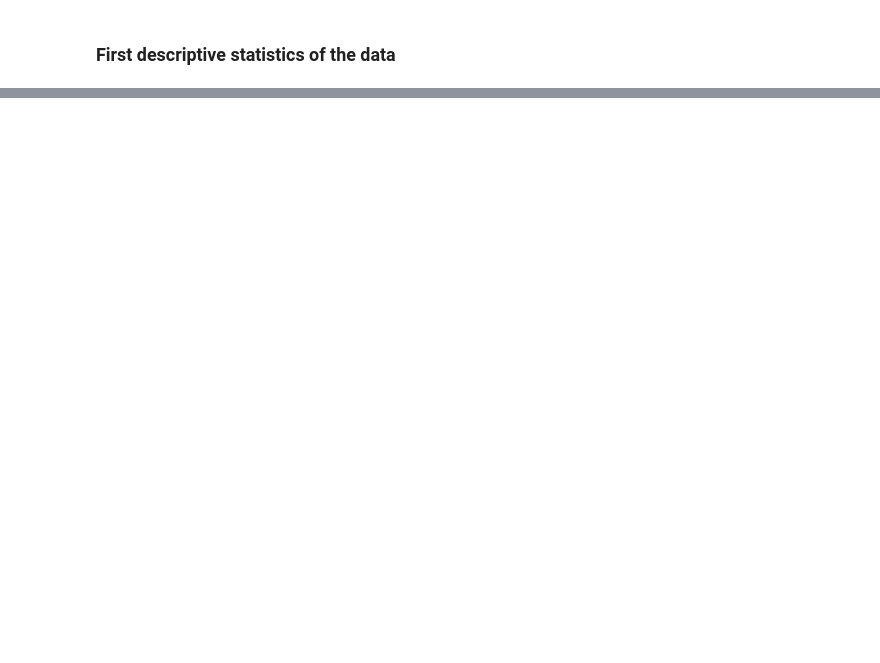
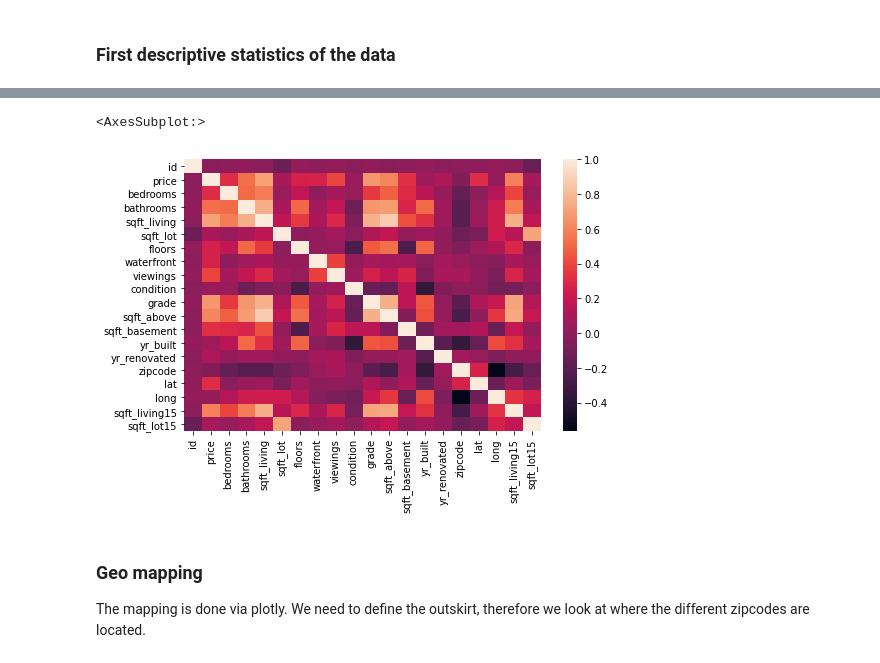
Before and after one commit to langer-net/first-eda-project, a Jupyter notebook: EDA.ipynb, the cells around one changed output, grey strips where cells are left out. Saved outputs shown, nothing was run; the diff lists cells and outputs as text; code cells hidden in the pictures; blank space fills up the shorter version.

```diff
--- a/EDA.ipynb
+++ b/EDA.ipynb
@@ -158,0 +197,9 @@ df.describe()
+# %%
+# Plot a correlation heatmap to see the which values correlate with each other.
+sns.heatmap(df.corr())
+# %% [output]
+<AxesSubplot:>
+[figure, added]
+# %% [markdown]
+### Geo mapping
+The mapping is done via plotly. We need to define the outskirt, therefore we look at where the different zipcodes are located.
```
Also changed, not shown: parts of 20 cells of this notebook, 3 other files.
